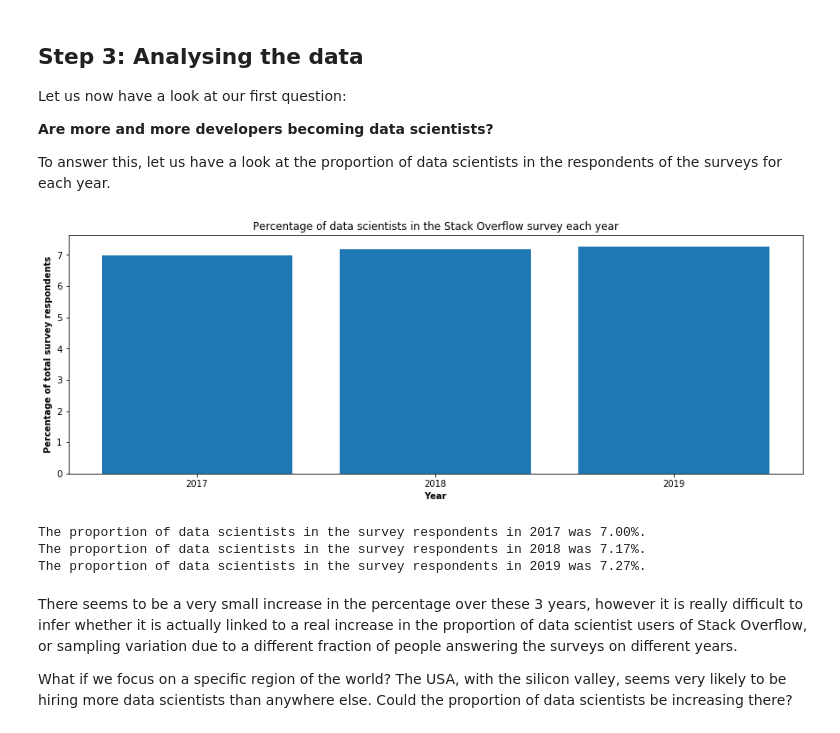
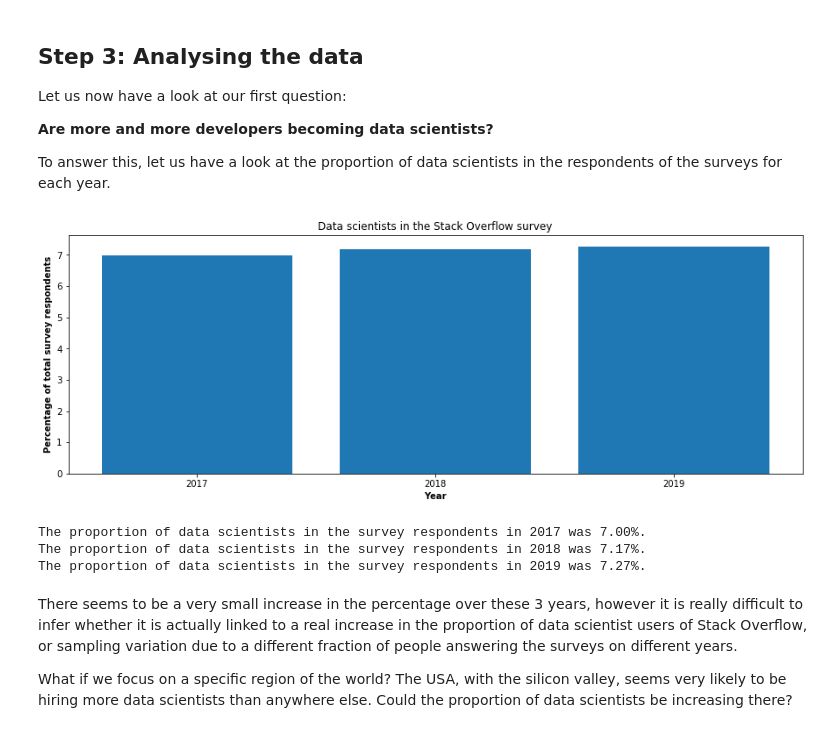
Before and after one commit to jackbot71/stack_overflow_2019, a Jupyter notebook: Stack_Overflow_Over_The_Years.ipynb, the cells around one changed output. Cells and saved outputs as stored; diff of their text form; code cells hidden in the pictures.

```diff
--- a/Stack_Overflow_Over_The_Years.ipynb
+++ b/Stack_Overflow_Over_The_Years.ipynb
@@ -424,19 +382,19 @@ To answer this, let us have a look at the proportion of data scientists in the r
 # %%
 prop_data_scientist_2017 = df_2017_lge['DataScientist'].mean()
 prop_data_scientist_2018 = df_2018_lge['DataScientist'].mean()
 prop_data_scientist_2019 = df_2019_lge['DataScientist'].mean()
 
 plt.figure(figsize=(15,5))
 plt.bar(['2017', '2018', '2019'], [prop_data_scientist_2017*100, prop_data_scientist_2018*100, prop_data_scientist_2019*100])
 plt.xlabel('Year', fontweight='bold'); plt.ylabel('Percentage of total survey respondents', fontweight='bold')
-plt.title('Percentage of data scientists in the Stack Overflow survey each year')
+plt.title('Data scientists in the Stack Overflow survey')
 plt.show()
 
 print(f'The proportion of data scientists in the survey respondents in 2017 was {prop_data_scientist_2017:.2%}.')
 print(f'The proportion of data scientists in the survey respondents in 2018 was {prop_data_scientist_2018:.2%}.')
 print(f'The proportion of data scientists in the survey respondents in 2019 was {prop_data_scientist_2019:.2%}.')
 # %% [output]
-[figure, old version]
+[figure, new version]
 The proportion of data scientists in the survey respondents in 2017 was 7.00%.
 The proportion of data scientists in the survey respondents in 2018 was 7.17%.
 The proportion of data scientists in the survey respondents in 2019 was 7.27%.
```
Also changed, not shown: parts of 13 cells of this notebook.
